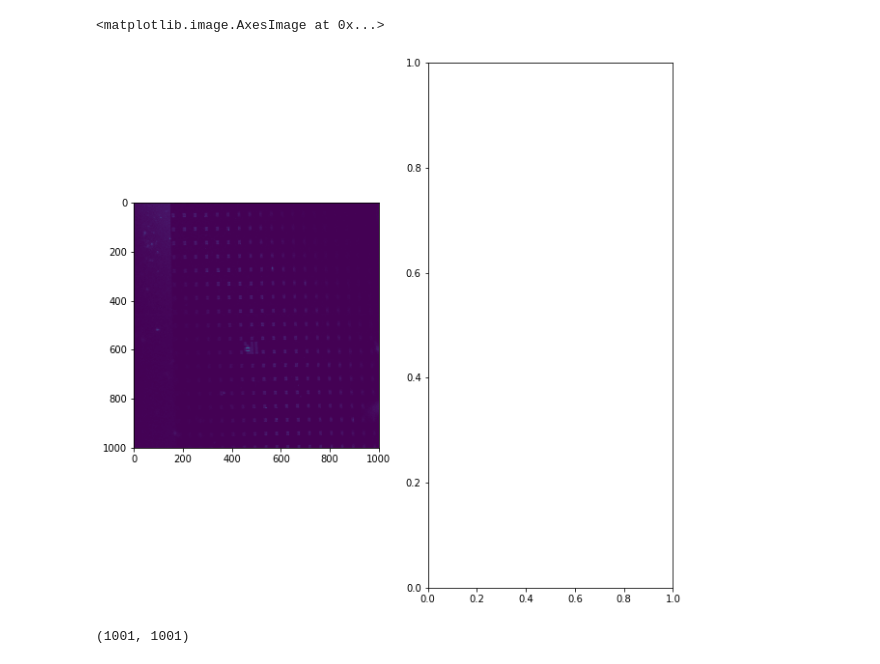
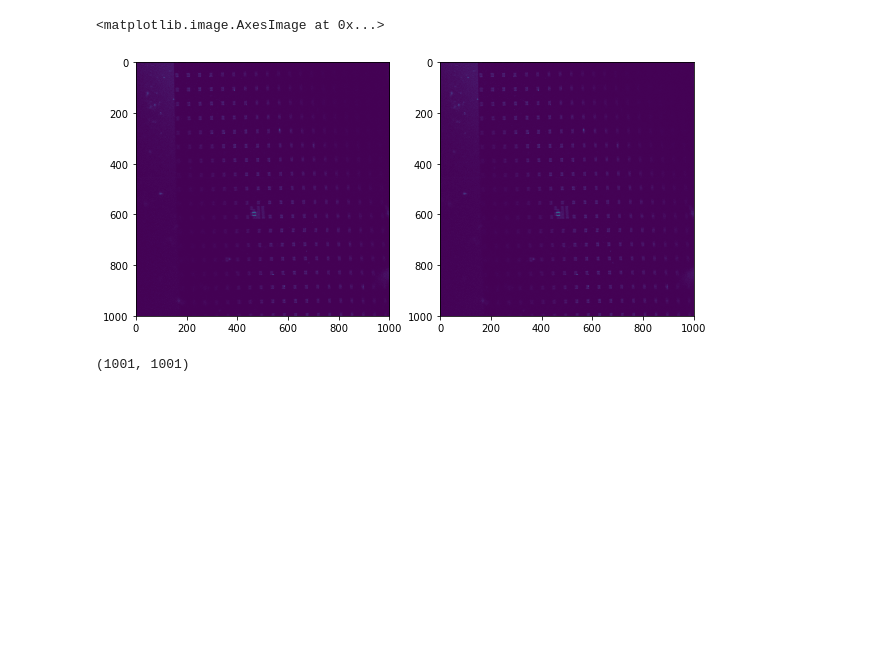
Before and after one commit to maartendegen/image_recog, a Jupyter notebook: Image_opening.ipynb, the cells around one changed output. Drawn from its saved outputs; the diff is of its cells as text; code cells hidden in the pictures; blank space fills up the shorter version.

```diff
--- a/Image_opening.ipynb
+++ b/Image_opening.ipynb
@@ -1,24 +1,25 @@
 # %%
 import h5py as h5
 import numpy as np
 import matplotlib.pyplot as plt
 import scipy.ndimage as spi
+import scipy.ndimage as ndimage
 
 %matplotlib inline
 
 fig, (ax1, ax2) = plt.subplots(1, 2, figsize=(10, 10))
 
 #Import  Read H5 file
 f = h5.File("051319_scan2d_Hillary_NVsearch_scan5_focus=52.2um_zrel=1.5_um.hdf5", "r")
 x, y, image = f['x'], f['y'], f['countrate']
 ax1.imshow(image)
 
 #Now let us start to use some filters to pronounce edges
-square =  square - ndimage.gaussian_laplace(square, sigma=3)
-ax2.imshow(square)
+image =  image - ndimage.gaussian_laplace(image, sigma=3)
+ax2.imshow(image)
 # %% [output]
 <matplotlib.image.AxesImage at 0x...>
-[figure, old version]
+[figure, new version]
 # %%
 print(counts.shape)
 # %% [output]
```
